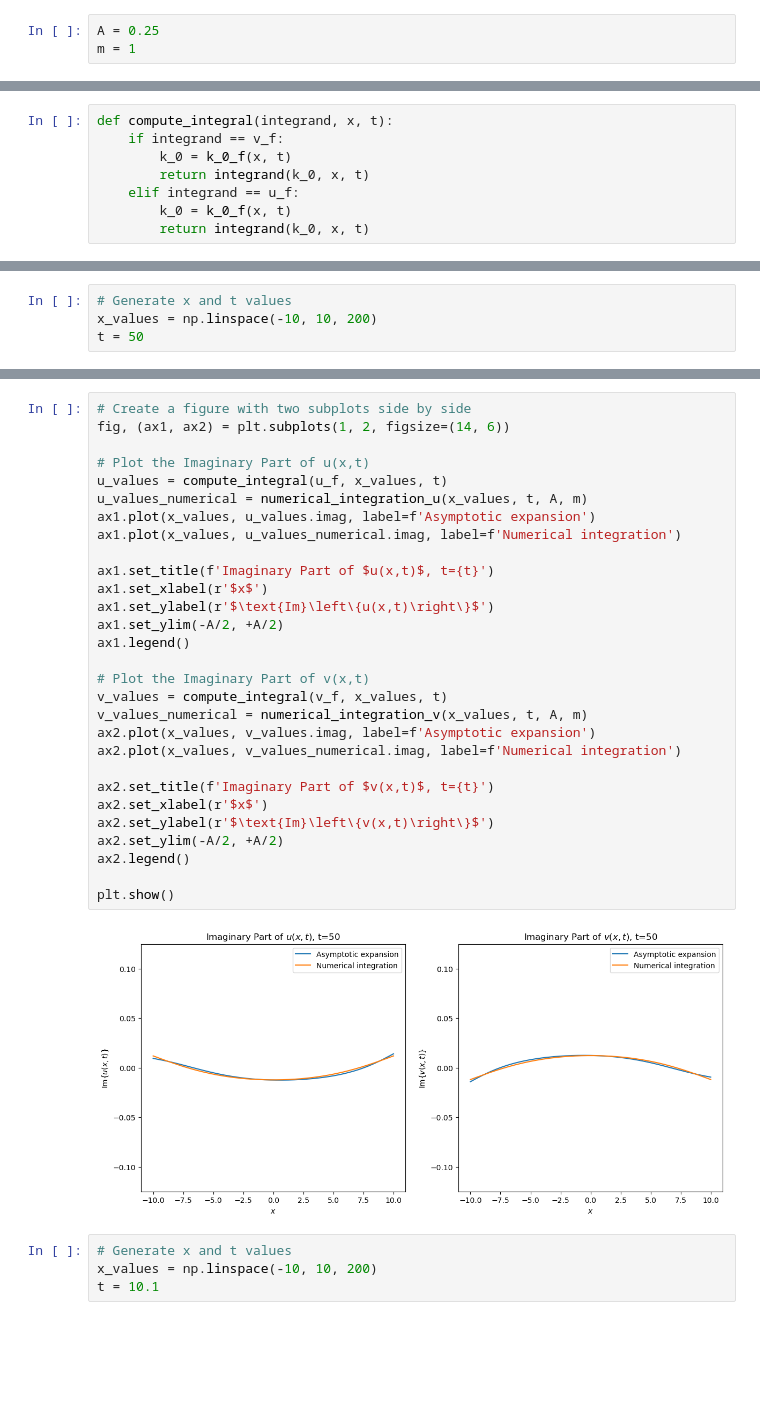
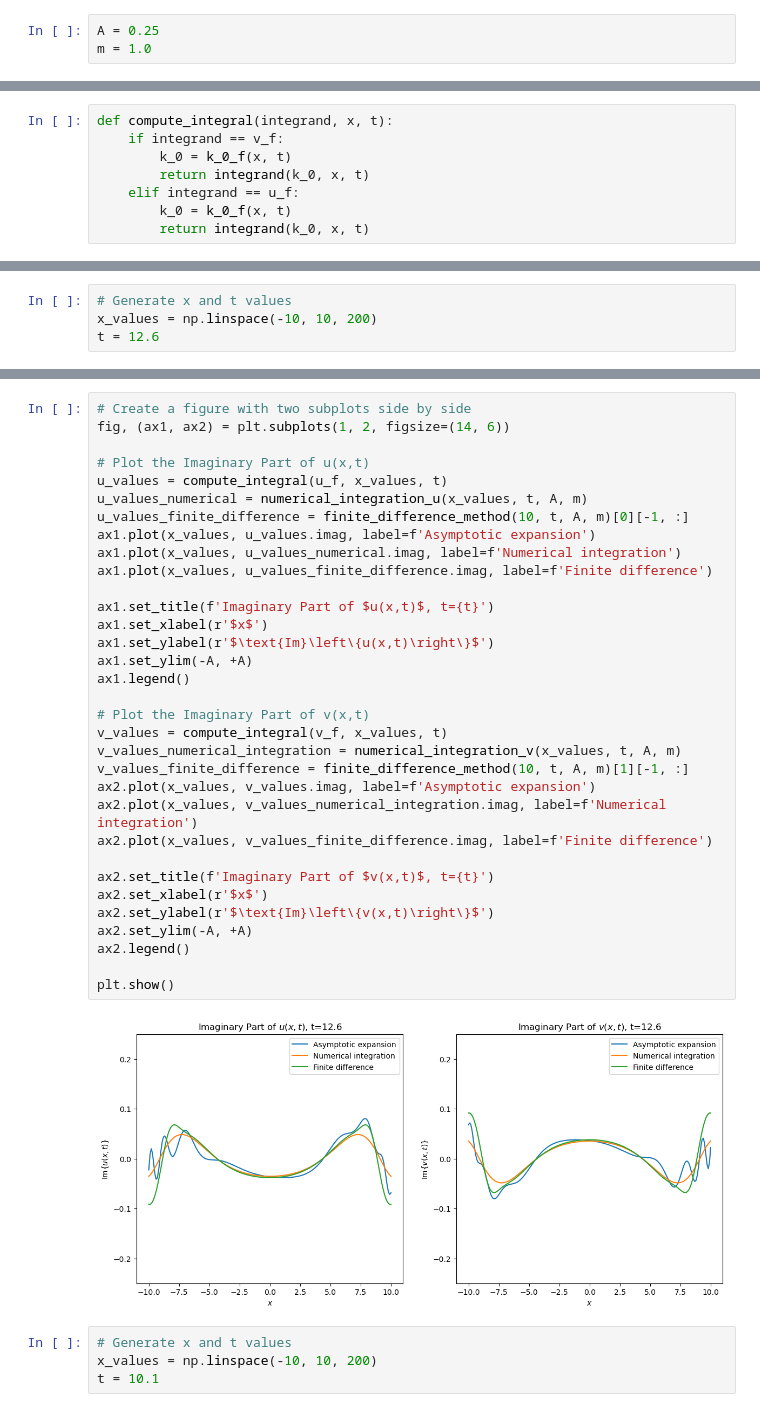
Before and after one commit to brenttsss/mathematical-physics, a Jupyter notebook: Task 2/asymptotic_expansion.ipynb, the cells around one changed output, grey strips where cells are left out. Saved outputs shown, nothing was run; the diff lists cells and outputs as text; blank space fills up the shorter version.

```diff
--- a/Task 2/asymptotic_expansion.ipynb
+++ b/Task 2/asymptotic_expansion.ipynb
@@ -6,7 +6,7 @@ from matplotlib.animation import FuncAnimation
 from IPython.display import Image, display
 # %%
 A = 0.25
-m = 1
+m = 1.0
 # %% [markdown]
 \begin{equation}
 \alpha = \sqrt{k^2+m^2}
@@ -207,7 +216,7 @@ plt.show()
 # %%
 # Generate x and t values
 x_values = np.linspace(-10, 10, 200)
-t = 50
+t = 12.6
 # %%
 # Create a figure with two subplots side by side
 fig, (ax1, ax2) = plt.subplots(1, 2, figsize=(14, 6))
@@ -242,34 +255,38 @@ plt.show()
 # %%
 # Create a figure with two subplots side by side
 fig, (ax1, ax2) = plt.subplots(1, 2, figsize=(14, 6))
 
 # Plot the Imaginary Part of u(x,t)
 u_values = compute_integral(u_f, x_values, t)
 u_values_numerical = numerical_integration_u(x_values, t, A, m)
+u_values_finite_difference = finite_difference_method(10, t, A, m)[0][-1, :]
 ax1.plot(x_values, u_values.imag, label=f'Asymptotic expansion')
 ax1.plot(x_values, u_values_numerical.imag, label=f'Numerical integration')
+ax1.plot(x_values, u_values_finite_difference.imag, label=f'Finite difference')
 
 ax1.set_title(f'Imaginary Part of $u(x,t)$, t={t}')
 ax1.set_xlabel(r'$x$')
 ax1.set_ylabel(r'$\text{Im}\left\{u(x,t)\right\}$')
-ax1.set_ylim(-A/2, +A/2)
+ax1.set_ylim(-A, +A)
 ax1.legend()
 
 # Plot the Imaginary Part of v(x,t)
 v_values = compute_integral(v_f, x_values, t)
-v_values_numerical = numerical_integration_v(x_values, t, A, m)
+v_values_numerical_integration = numerical_integration_v(x_values, t, A, m)
+v_values_finite_difference = finite_difference_method(10, t, A, m)[1][-1, :]
 ax2.plot(x_values, v_values.imag, label=f'Asymptotic expansion')
-ax2.plot(x_values, v_values_numerical.imag, label=f'Numerical integration')
+ax2.plot(x_values, v_values_numerical_integration.imag, label=f'Numerical integration')
+ax2.plot(x_values, v_values_finite_difference.imag, label=f'Finite difference')
 
 ax2.set_title(f'Imaginary Part of $v(x,t)$, t={t}')
 ax2.set_xlabel(r'$x$')
 ax2.set_ylabel(r'$\text{Im}\left\{v(x,t)\right\}$')
-ax2.set_ylim(-A/2, +A/2)
+ax2.set_ylim(-A, +A)
 ax2.legend()
 
 plt.show()
 # %% [output]
-[figure, old version]
+[figure, new version]
 # %%
 # Generate x and t values
 x_values = np.linspace(-10, 10, 200)
```
Also changed, not shown: parts of 5 cells of this notebook, 1 other file.
